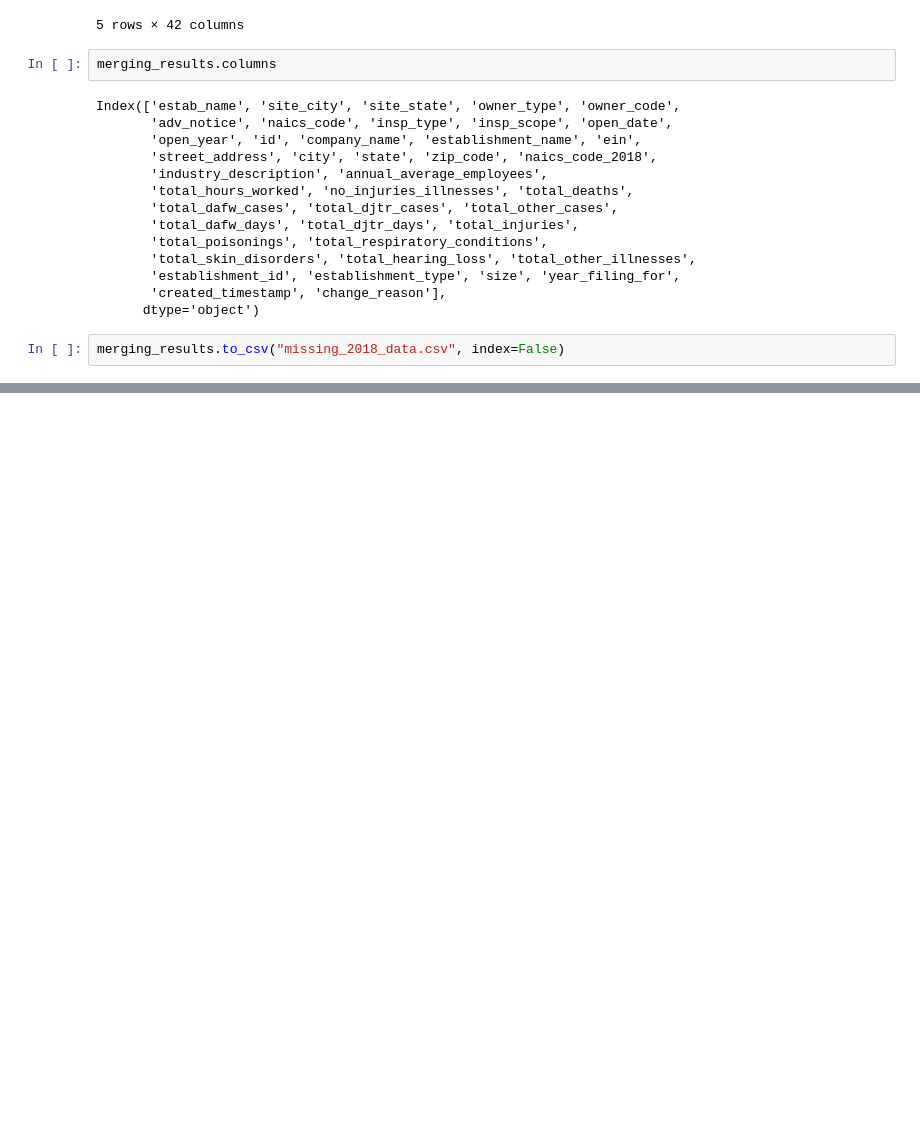
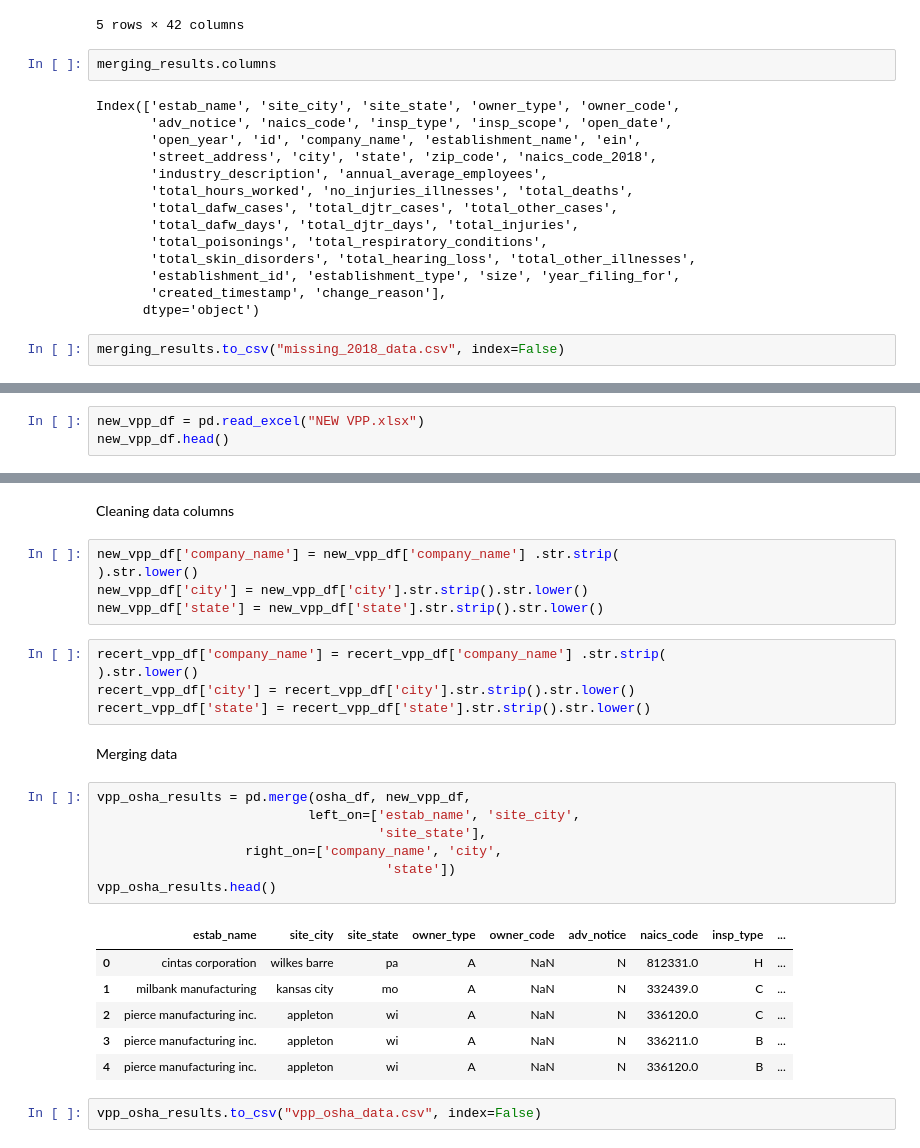
Before and after one commit to EdwinKingori/OSHASummaryReport, a Jupyter notebook: audit_h_2018.ipynb, the cells around one changed output, grey strips where cells are left out. Cells and saved outputs as stored; diff of their text form; blank space fills up the shorter version.

```diff
--- a/audit_h_2018.ipynb
+++ b/audit_h_2018.ipynb
@@ -69,0 +81,3 @@ merging_results.to_csv("missing_2018_data.csv", index=False)
+# %%
+new_vpp_df = pd.read_excel("NEW VPP.xlsx")
+new_vpp_df.head()
@@ -69,0 +101,30 @@ merging_results.to_csv("missing_2018_data.csv", index=False)
+# %% [markdown]
+Cleaning data columns
+# %%
+new_vpp_df['company_name'] = new_vpp_df['company_name'] .str.strip(
+).str.lower()
+new_vpp_df['city'] = new_vpp_df['city'].str.strip().str.lower()
+new_vpp_df['state'] = new_vpp_df['state'].str.strip().str.lower()
+# %%
+recert_vpp_df['company_name'] = recert_vpp_df['company_name'] .str.strip(
+).str.lower()
+recert_vpp_df['city'] = recert_vpp_df['city'].str.strip().str.lower()
+recert_vpp_df['state'] = recert_vpp_df['state'].str.strip().str.lower()
+# %% [markdown]
+Merging data
+# %%
+vpp_osha_results = pd.merge(osha_df, new_vpp_df,
+                           left_on=['estab_name', 'site_city',
+                                    'site_state'],
+                   right_on=['company_name', 'city',
+                                     'state'])
+vpp_osha_results.head()
+# %% [output]
+|  | estab_name | site_city | site_state | owner_type | owner_code | adv_notice | naics_code | insp_type | ... |
+| 0 | cintas corporation | wilkes barre | pa | A | NaN | N | 812331.0 | H | ... |
+| 1 | milbank manufacturing | kansas city | mo | A | NaN | N | 332439.0 | C | ... |
+| 2 | pierce manufacturing inc. | appleton | wi | A | NaN | N | 336120.0 | C | ... |
+| 3 | pierce manufacturing inc. | appleton | wi | A | NaN | N | 336211.0 | B | ... |
+| 4 | pierce manufacturing inc. | appleton | wi | A | NaN | N | 336120.0 | B | ... |
+# %%
+vpp_osha_results.to_csv("vpp_osha_data.csv", index=False)
```
Also changed, not shown: parts of 6 cells of this notebook.
